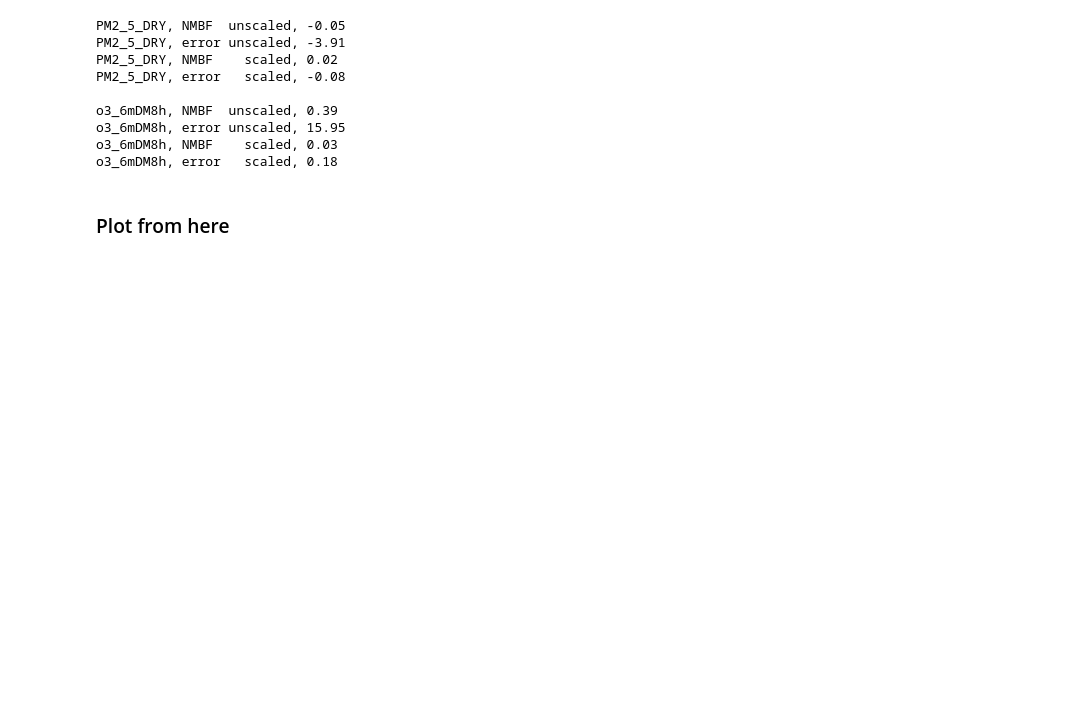
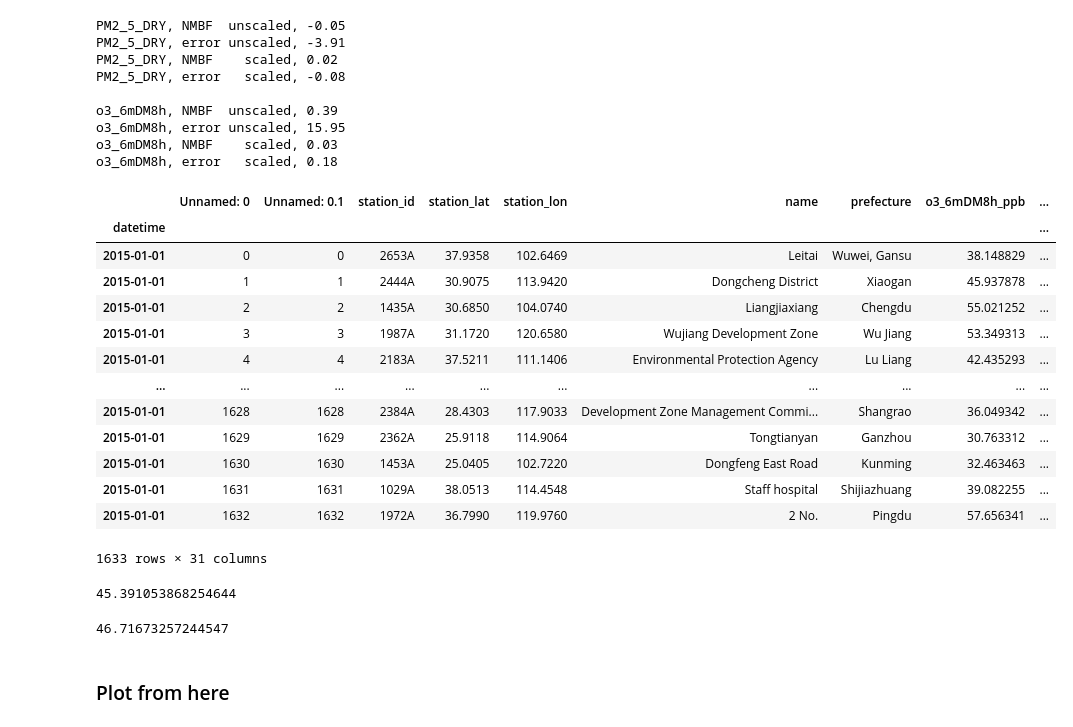
Before and after one commit to lukeconibear/emulator_annual, a Jupyter notebook: wrfchem_evaluation_scaling.ipynb, the cells around one changed output. Cells and saved outputs as stored; diff of their text form; code cells hidden in the pictures; blank space fills up the shorter version.

```diff
--- a/wrfchem_evaluation_scaling.ipynb
+++ b/wrfchem_evaluation_scaling.ipynb
@@ -568,6 +568,35 @@ o3_6mDM8h, NMBF    scaled, 0.03
 o3_6mDM8h, error   scaled, 0.18
 # %%
 df_obs.to_csv('/nfs/b0122/Users/earlacoa/paper_aia_china/emulator_annual/df_obs_full_adjusted.csv')
+# %%
+df_obs = pd.read_csv(
+    '/nfs/b0122/Users/earlacoa/paper_aia_china/emulator_annual/df_obs_full_adjusted.csv',
+    parse_dates=True, index_col=['datetime']
+)
+df_obs
+# %% [output]
+|  | Unnamed: 0 | Unnamed: 0.1 | station_id | station_lat | station_lon | name | prefecture | o3_6mDM8h_ppb | ... |
+| datetime |  |  |  |  |  |  |  |  | ... |
+| 2015-01-01 | 0 | 0 | 2653A | 37.9358 | 102.6469 | Leitai | Wuwei, Gansu | 38.148829 | ... |
+| 2015-01-01 | 1 | 1 | 2444A | 30.9075 | 113.9420 | Dongcheng District | Xiaogan | 45.937878 | ... |
+| 2015-01-01 | 2 | 2 | 1435A | 30.6850 | 104.0740 | Liangjiaxiang | Chengdu | 55.021252 | ... |
+| 2015-01-01 | 3 | 3 | 1987A | 31.1720 | 120.6580 | Wujiang Development Zone | Wu Jiang | 53.349313 | ... |
+| 2015-01-01 | 4 | 4 | 2183A | 37.5211 | 111.1406 | Environmental Protection Agency | Lu Liang | 42.435293 | ... |
+| ... | ... | ... | ... | ... | ... | ... | ... | ... | ... |
+| 2015-01-01 | 1628 | 1628 | 2384A | 28.4303 | 117.9033 | Development Zone Management Commi... | Shangrao | 36.049342 | ... |
+| 2015-01-01 | 1629 | 1629 | 2362A | 25.9118 | 114.9064 | Tongtianyan | Ganzhou | 30.763312 | ... |
+| 2015-01-01 | 1630 | 1630 | 1453A | 25.0405 | 102.7220 | Dongfeng East Road | Kunming | 32.463463 | ... |
+| 2015-01-01 | 1631 | 1631 | 1029A | 38.0513 | 114.4548 | Staff hospital | Shijiazhuang | 39.082255 | ... |
+| 2015-01-01 | 1632 | 1632 | 1972A | 36.7990 | 119.9760 | 2 No. | Pingdu | 57.656341 | ... |
+1633 rows × 31 columns
+# %%
+df_obs['2015']['emulator_o3_6mDM8h_scaled'].mean()
+# %% [output]
+45.391053868254644
+# %%
+df_obs['2015']['o3_6mDM8h_ppb'].mean() * 1.03
+# %% [output]
+46.71673257244547
 # %%
 metrics_regrid['prefecture_nmbf_PM2_5_DRY'].isel(band=0).to_netcdf('/nfs/b0122/Users/earlacoa/paper_aia_china/emulator_annual/prefecture_nmbf_PM2_5_DRY_adjusted.nc')
 metrics_regrid['prefecture_nmbf_o3_6mDM8h'].isel(band=0).to_netcdf('/nfs/b0122/Users/earlacoa/paper_aia_china/emulator_annual/prefecture_nmbf_o3_6mDM8h_adjusted.nc')
```
Also changed, not shown: 2 other files.
